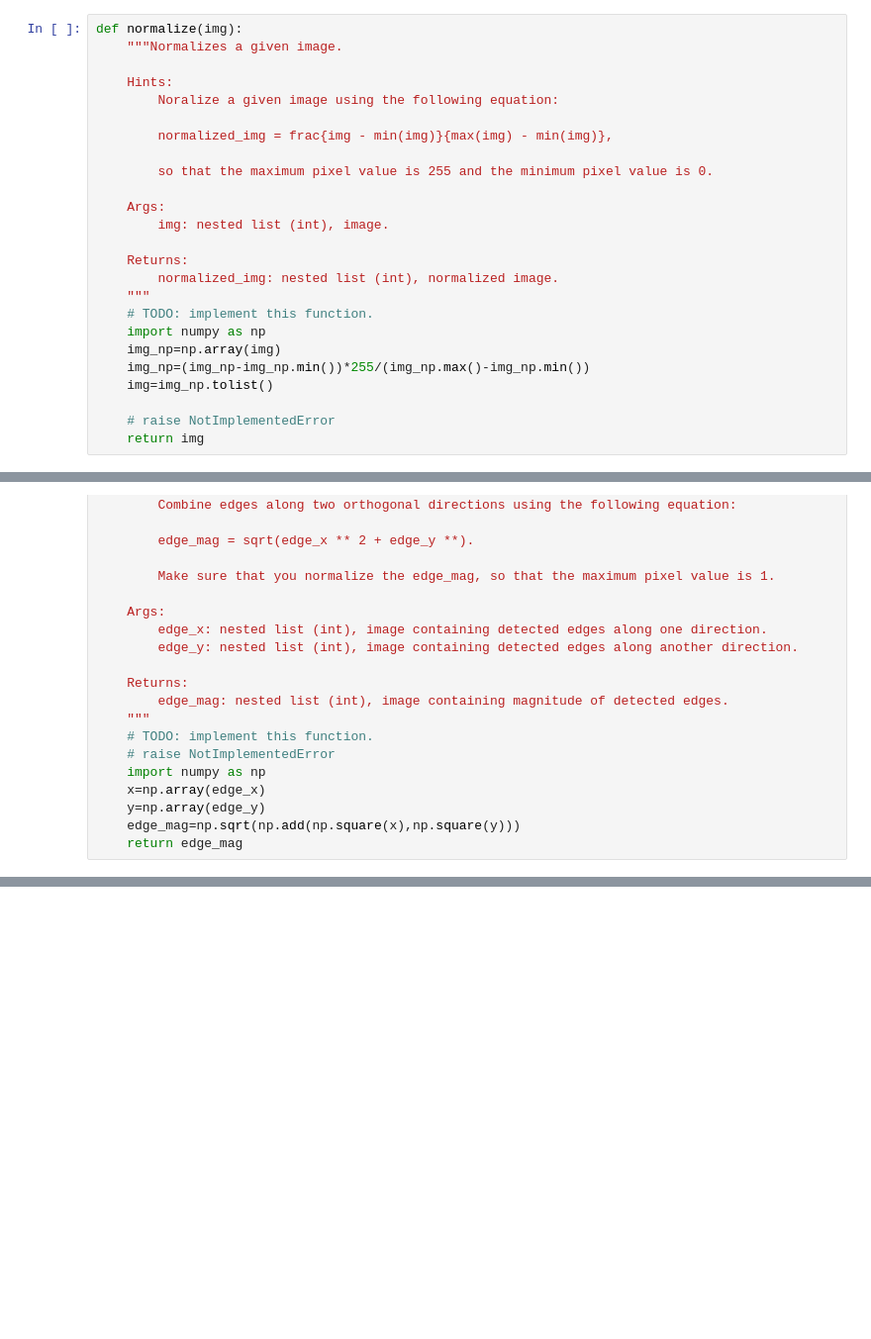
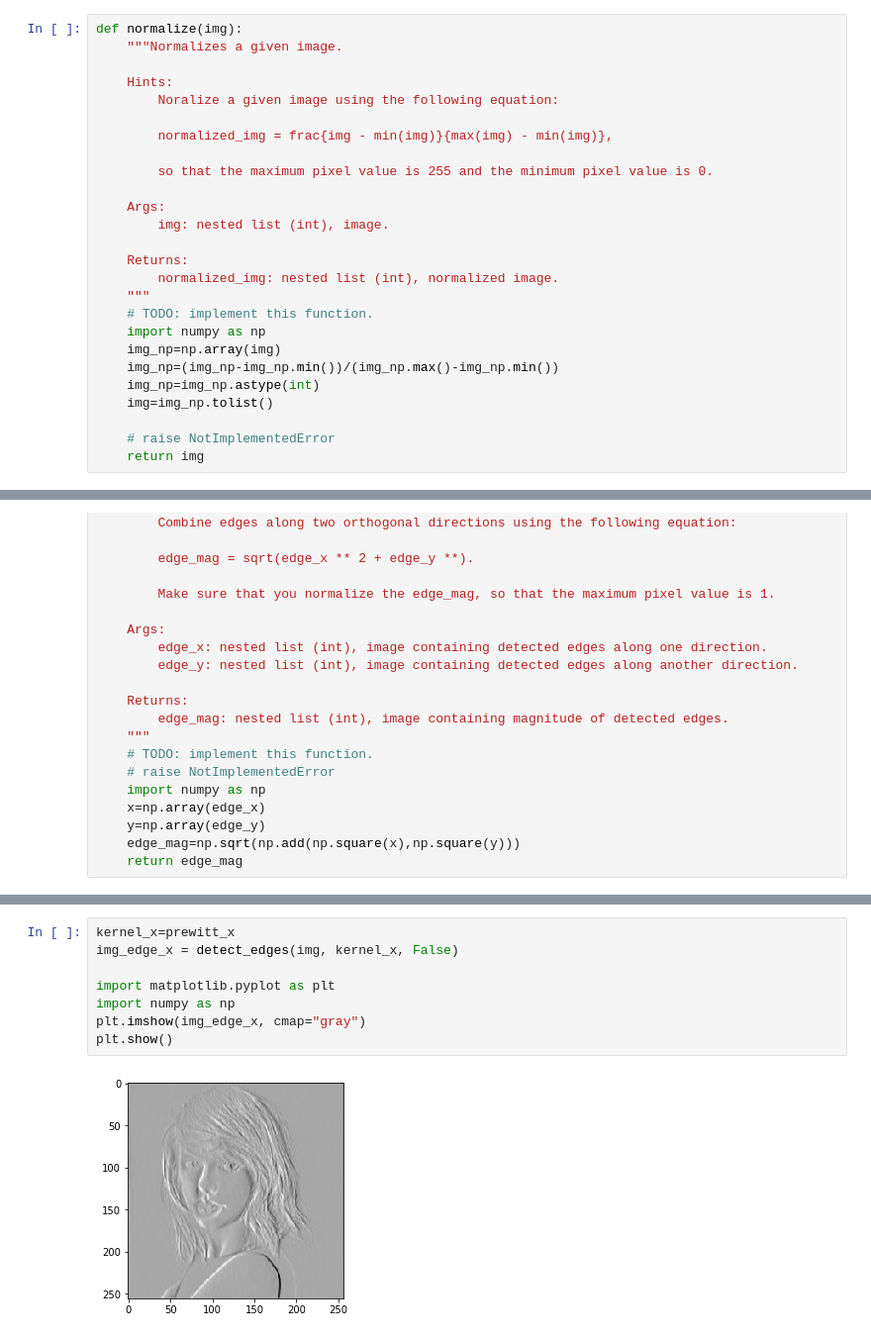
Before and after one commit to vimalkumarasamy/computer_vision, a Jupyter notebook: CV_Task1_Edge_detection.ipynb, the cells around one changed output, grey strips where cells are left out. Shown at 99% size. Cells and saved outputs as stored; diff of their text form; blank space fills up the shorter version.

```diff
--- a/CV_Task1_Edge_detection.ipynb
+++ b/CV_Task1_Edge_detection.ipynb
@@ -142,7 +160,8 @@ def normalize(img):
     # TODO: implement this function.
     import numpy as np
     img_np=np.array(img)
-    img_np=(img_np-img_np.min())*255/(img_np.max()-img_np.min())
+    img_np=(img_np-img_np.min())/(img_np.max()-img_np.min())
+    img_np=img_np.astype(int)
     img=img_np.tolist()
 
     # raise NotImplementedError
@@ -225,0 +263,10 @@ if __name__ == "__main__":
+# %%
+kernel_x=prewitt_x
+img_edge_x = detect_edges(img, kernel_x, False)
+
+import matplotlib.pyplot as plt
+import numpy as np
+plt.imshow(img_edge_x, cmap="gray")
+plt.show()
+# %% [output]
+[figure, added]
```
Also changed, not shown: parts of 7 cells of this notebook.
